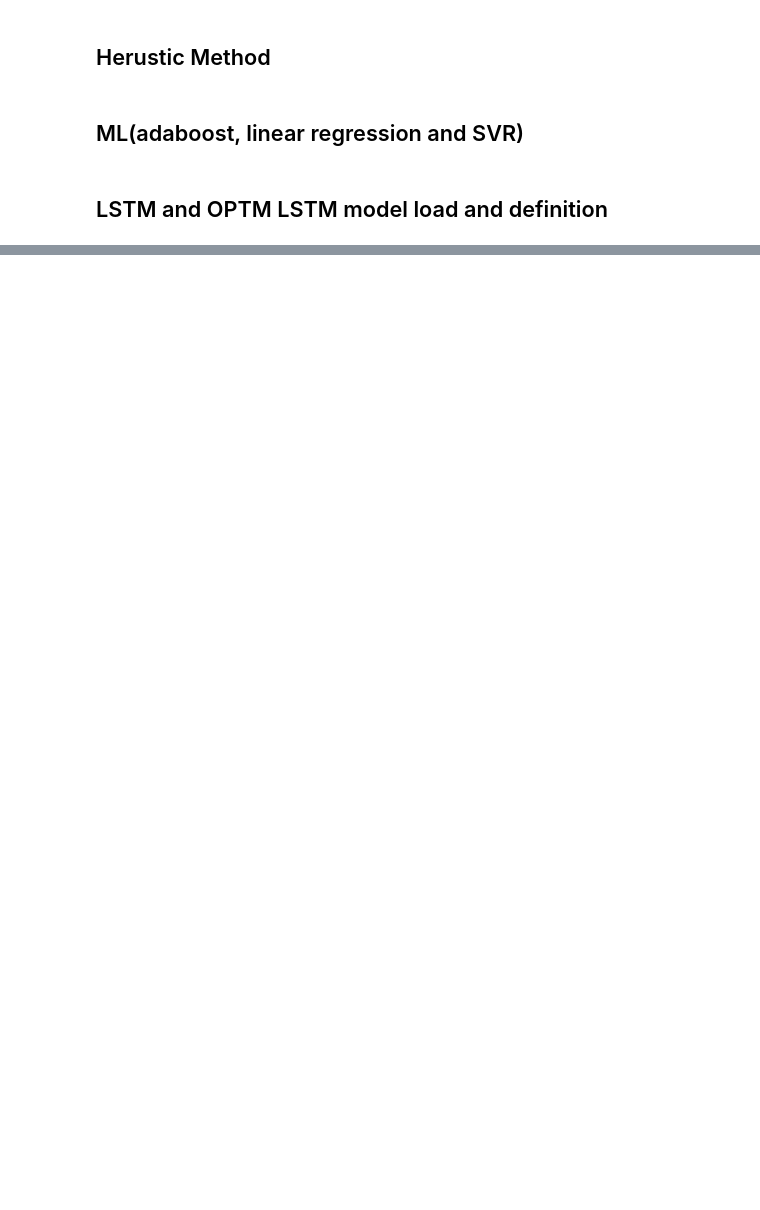
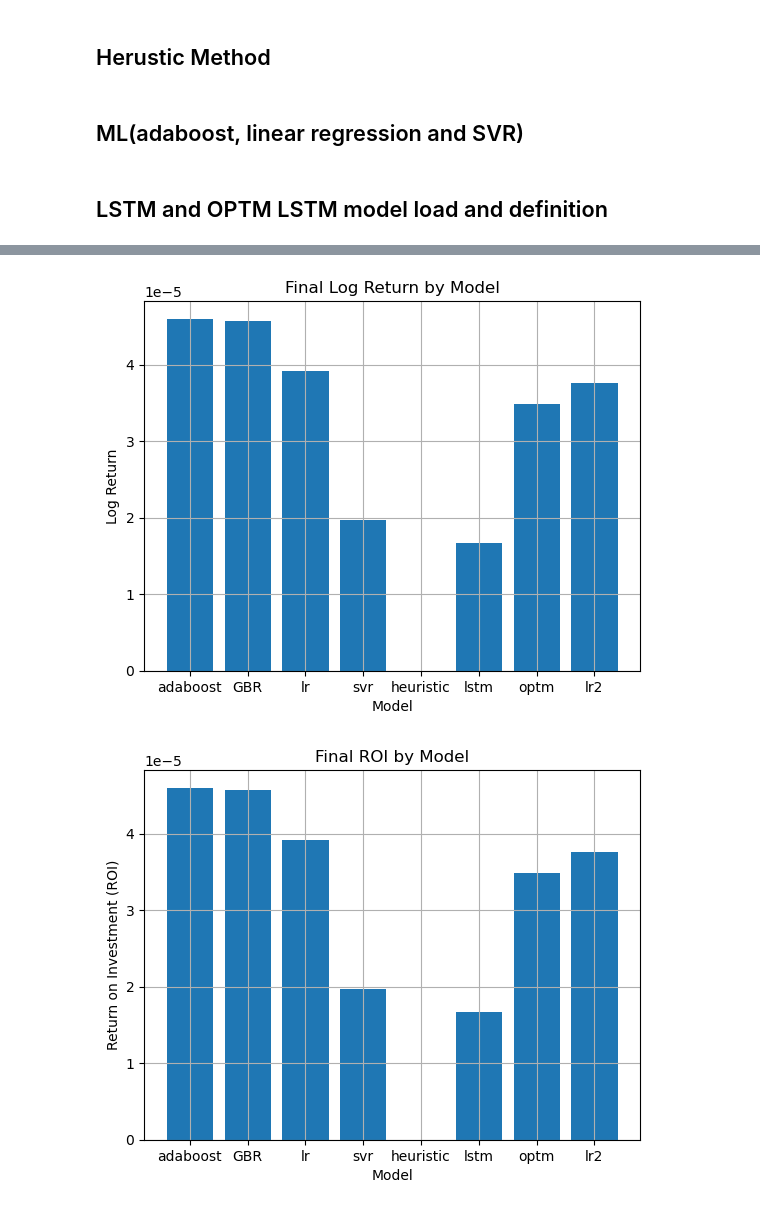
Before and after one commit to jyam12/FYP, a Jupyter notebook: simulation.ipynb, the cells around one changed output, grey strips where cells are left out. Saved outputs shown, nothing was run; the diff lists cells and outputs as text; code cells hidden in the pictures; blank space fills up the shorter version.

Commit message:
intergrated with 2 label lr model

```diff
--- a/simulation.ipynb
+++ b/simulation.ipynb
@@ -389,0 +571,34 @@ plt.show()
+# %%
+df = pd.read_csv("simulation_results.csv")
+
+# 2. Extract final portfolio values and investments for each model
+last = df.iloc[-1]
+models = ['adaboost','GBR','lr','svr','heuristic','lstm','optm','lr2']
+
+final_values = {m: last[f'portfolio_value_{m}'] for m in models}
+investments  = {m: last[f'investment_{m}']       for m in models}
+
+# 3. Compute ROI and log returns
+roi      = {m: (final_values[m] - investments[m]) / investments[m] if investments[m] > 0 else np.nan for m in models}
+log_ret  = {m: np.log(final_values[m] / investments[m]) if investments[m] > 0 else np.nan for m in models}
+
+# 4. Plot final log return per model
+plt.figure()
+plt.bar(models, [log_ret[m] for m in models])
+plt.xlabel("Model")
+plt.ylabel("Log Return")
+plt.title("Final Log Return by Model")
+plt.grid(True)
+plt.show()
+
+# 5. (Optional) Plot ROI as well
+plt.figure()
+plt.bar(models, [roi[m] for m in models])
+plt.xlabel("Model")
+plt.ylabel("Return on Investment (ROI)")
+plt.title("Final ROI by Model")
+plt.grid(True)
+plt.show()
+# %% [output]
+[figure, added]
+[figure, added]
```
Also changed, not shown: parts of 9 cells of this notebook, 12 other files.
